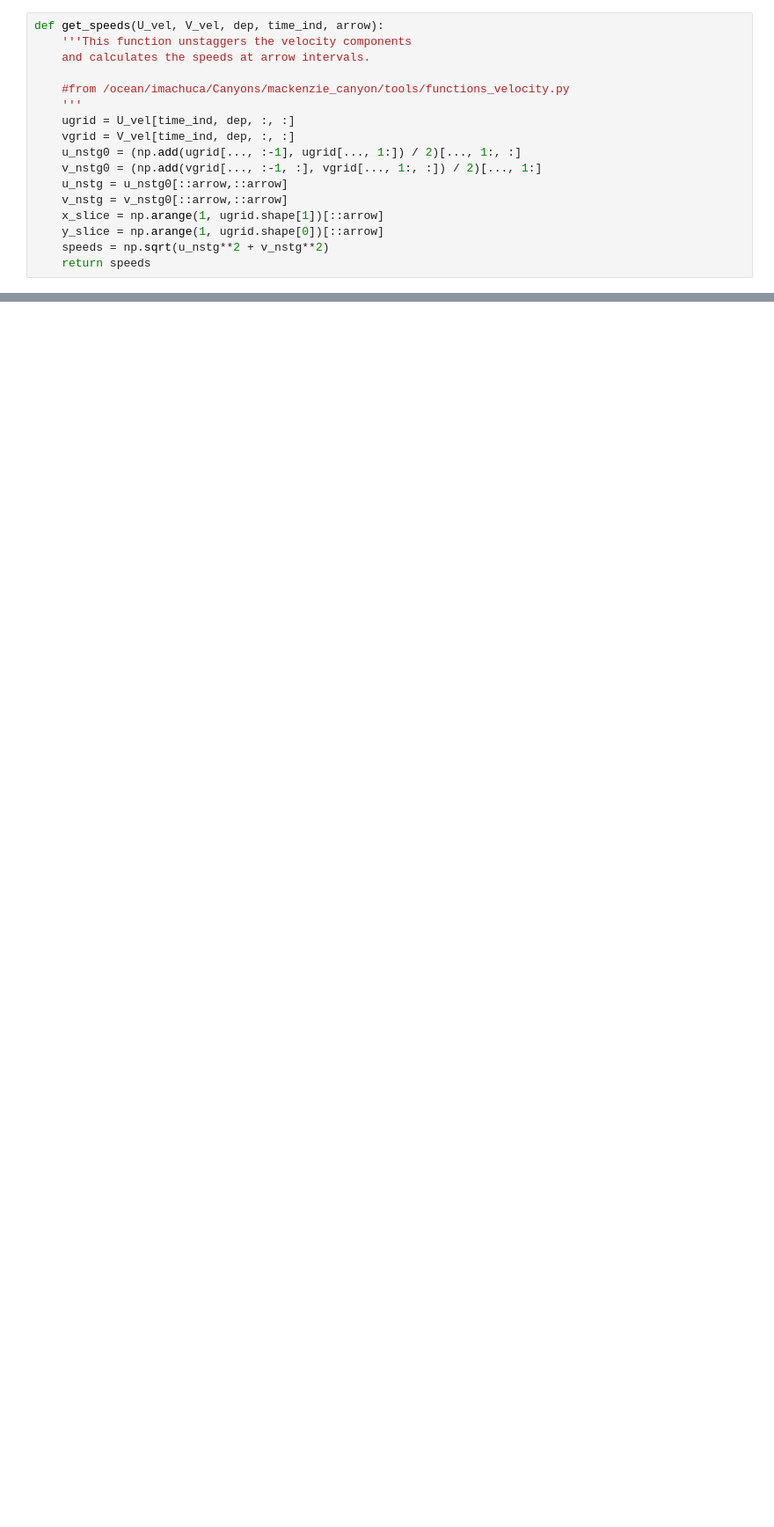
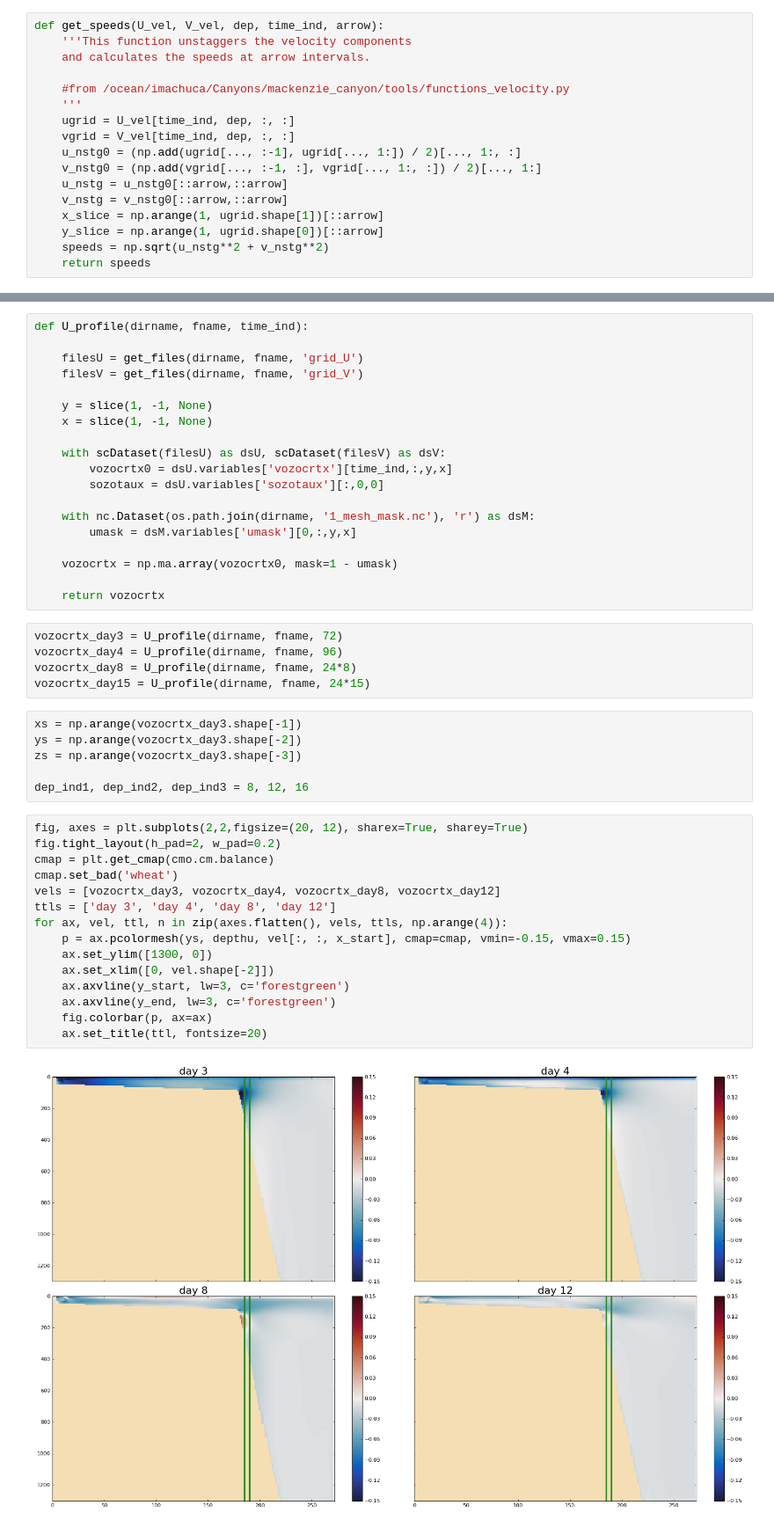
Before and after one commit to UBC-MOAD/analysis_mackenzie_canyon, a Jupyter notebook: notebooks/general_circulation/incoming_velocity.ipynb, the cells around one changed output, grey strips where cells are left out. Shown at 88% size. Cells and saved outputs as stored; diff of their text form; blank space fills up the shorter version.

```diff
--- a/notebooks/general_circulation/incoming_velocity.ipynb
+++ b/notebooks/general_circulation/incoming_velocity.ipynb
@@ -190,0 +202,47 @@ fig.tight_layout(h_pad=0.5)
+# %%
+def U_profile(dirname, fname, time_ind):
+
+    filesU = get_files(dirname, fname, 'grid_U')
+    filesV = get_files(dirname, fname, 'grid_V')
+
+    y = slice(1, -1, None)
+    x = slice(1, -1, None)
+
+    with scDataset(filesU) as dsU, scDataset(filesV) as dsV:
+        vozocrtx0 = dsU.variables['vozocrtx'][time_ind,:,y,x]
+        sozotaux = dsU.variables['sozotaux'][:,0,0]
+
+    with nc.Dataset(os.path.join(dirname, '1_mesh_mask.nc'), 'r') as dsM:
+        umask = dsM.variables['umask'][0,:,y,x]
+
+    vozocrtx = np.ma.array(vozocrtx0, mask=1 - umask)
+
+    return vozocrtx
+# %%
+vozocrtx_day3 = U_profile(dirname, fname, 72)
+vozocrtx_day4 = U_profile(dirname, fname, 96)
+vozocrtx_day8 = U_profile(dirname, fname, 24*8)
+vozocrtx_day15 = U_profile(dirname, fname, 24*15)
+# %%
+xs = np.arange(vozocrtx_day3.shape[-1])
+ys = np.arange(vozocrtx_day3.shape[-2])
+zs = np.arange(vozocrtx_day3.shape[-3])
+
+dep_ind1, dep_ind2, dep_ind3 = 8, 12, 16
+# %%
+fig, axes = plt.subplots(2,2,figsize=(20, 12), sharex=True, sharey=True)
+fig.tight_layout(h_pad=2, w_pad=0.2)
+cmap = plt.get_cmap(cmo.cm.balance)
+cmap.set_bad('wheat')
+vels = [vozocrtx_day3, vozocrtx_day4, vozocrtx_day8, vozocrtx_day12]
+ttls = ['day 3', 'day 4', 'day 8', 'day 12']
+for ax, vel, ttl, n in zip(axes.flatten(), vels, ttls, np.arange(4)):
+    p = ax.pcolormesh(ys, depthu, vel[:, :, x_start], cmap=cmap, vmin=-0.15, vmax=0.15)
+    ax.set_ylim([1300, 0])
+    ax.set_xlim([0, vel.shape[-2]])
+    ax.axvline(y_start, lw=3, c='forestgreen')
+    ax.axvline(y_end, lw=3, c='forestgreen')
+    fig.colorbar(p, ax=ax)
+    ax.set_title(ttl, fontsize=20)
+# %% [output]
+[figure, added]
```
Also changed, not shown: parts of 31 cells of this notebook.
